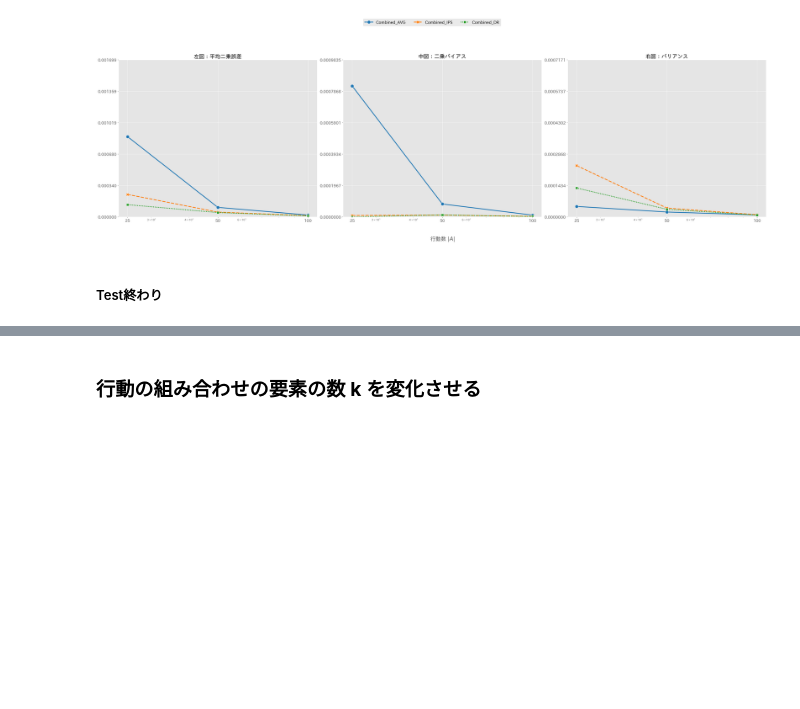
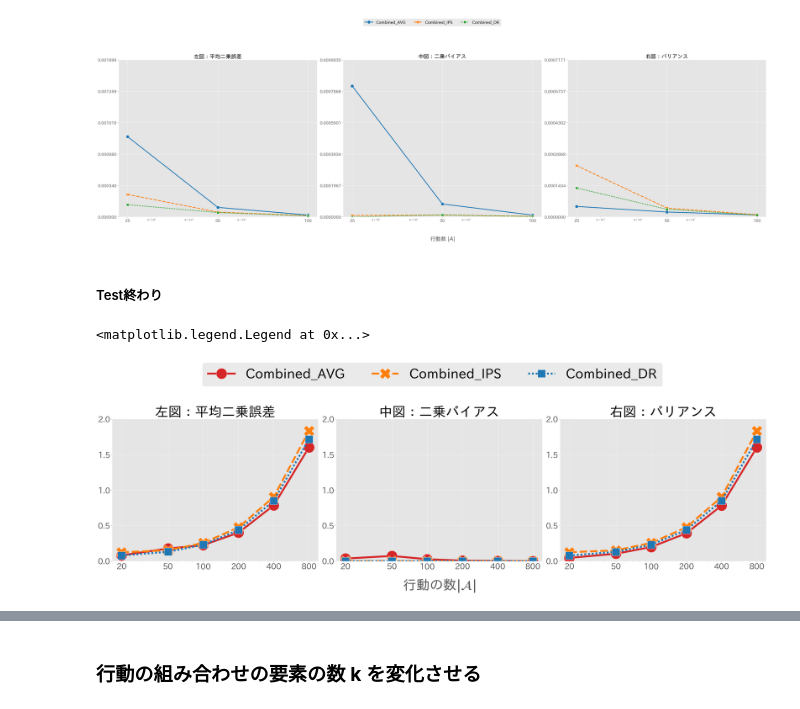
Before and after one commit to RickHub0115/Estimator-for-Offline-Policy-Evaluation-of-Recommending-Multiple-Actions-Considering-Platform-Wide-R, a Jupyter notebook: ope.ipynb, the cells around one changed output, grey strips where cells are left out. Saved outputs shown, nothing was run; the diff lists cells and outputs as text; code cells hidden in the pictures; blank space fills up the shorter version.

```diff
--- a/ope.ipynb
+++ b/ope.ipynb
@@ -502,3 +505,43 @@ result_df_actions = pd.concat(result_df_list).reset_index(level=0)
+# %%
+y_label_dict = {"se": "左図：平均二乗誤差", "bias": "中図：二乗バイアス", "variance": "右図：バリアンス"}
+
+fig, ax_list = plt.subplots(1, 3, figsize=(35, 10), tight_layout=True)
+for i, y in enumerate(["se", "bias", "variance"]):
+    ax = ax_list[i]
+    sns.lineplot(
+        markers=True,
+        markersize=40,
+        linewidth=7,
+        legend=False,
+        style="est",
+        x="num_actions",
+        y=y,
+        hue="est",
+        ax=ax,
+        ci=None,
+        palette=["tab:red", "tab:orange","tab:blue"],
+        data=result_df_actions.query("est=='cavg' or est == 'cips' or est == 'cdr' ")
+    )
+    ax.set_title(y_label_dict[y], fontsize=50)
+    # yaxis
+    ax.set_ylabel("")
+    ax.set_ylim(0.0, 2.0)
+    ax.set_yticks([0, 0.5, 1.0, 1.5, 2.0])
+    ax.tick_params(axis="y", labelsize=30)
+    ax.yaxis.set_label_coords(-0.1, 0.5)
+    # xaxis
+    ax.set_xscale("log")
+    if i == 1:
+        ax.set_xlabel(r"行動の数$|\mathcal{A}|$", fontsize=50)
+    else:
+        ax.set_xlabel(r"", fontsize=40)
+    ax.set_xticks(num_actions_list)
+    ax.set_xticklabels(num_actions_list, fontsize=30)
+    ax.xaxis.set_label_coords(0.5, -0.12)
+fig.legend(["Combined_AVG", "Combined_IPS", "Combined_DR"], fontsize=50, bbox_to_anchor=(0.5, 1.15), ncol=4, loc="center")
+# %% [output]
+<matplotlib.legend.Legend at 0x...>
+[figure, added]
 # %%
 y_label_dict = {"se": "左図：平均二乗誤差", "bias": "中図：二乗バイアス", "variance": "右図：バリアンス"}
 
```
Also changed, not shown: parts of 2 cells of this notebook, 3 other files.
